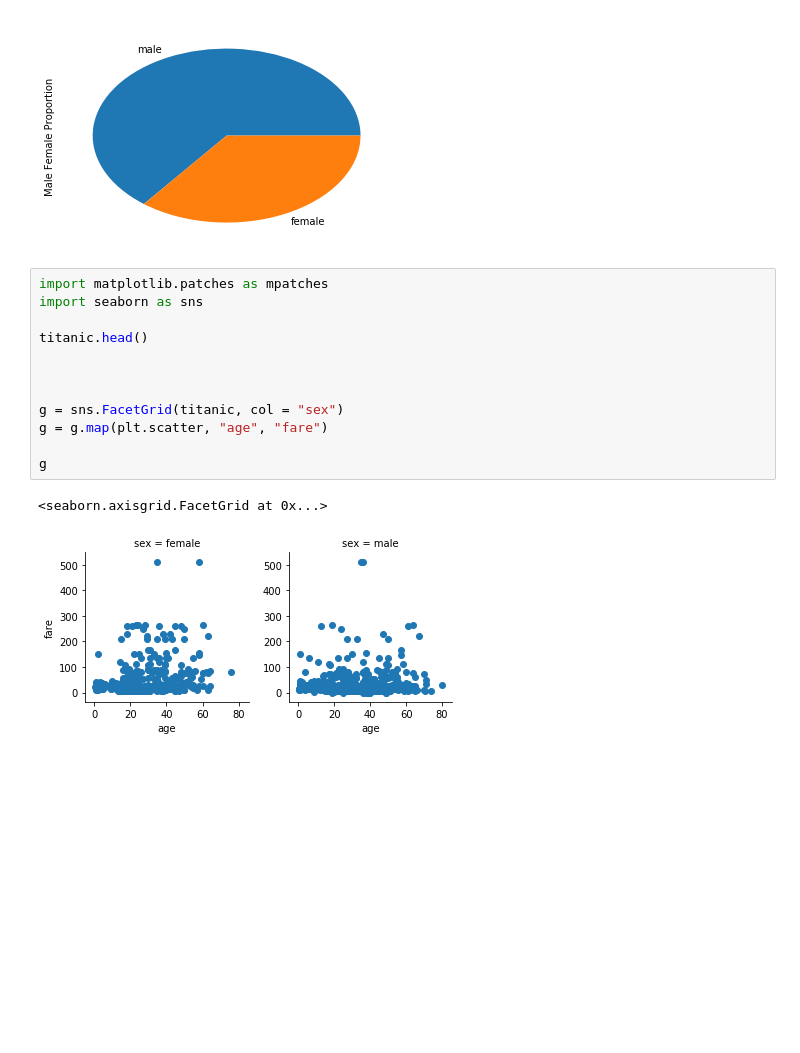
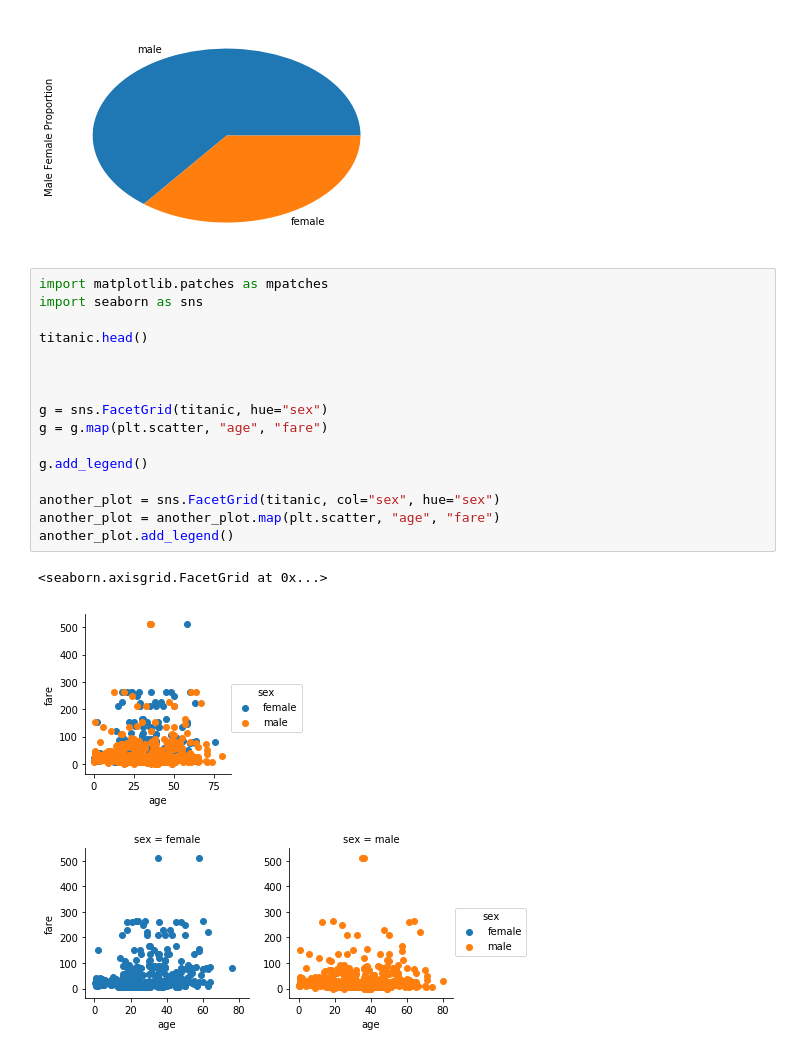
Before and after one commit to shivnath-tripathy/Assignments_DataAnalysis_3, a Jupyter notebook: Untitled12.ipynb, the cells around one changed output. Drawn from its saved outputs; the diff is of its cells as text; blank space fills up the shorter version.

```diff
--- a/Untitled12.ipynb
+++ b/Untitled12.ipynb
@@ -23,15 +23,20 @@ titanic.sex.value_counts(normalize=True).plot(kind='pie',label='Male Female Prop
 # %%
 import matplotlib.patches as mpatches
 import seaborn as sns
 
 titanic.head()
 
 
 
-g = sns.FacetGrid(titanic, col = "sex")
+g = sns.FacetGrid(titanic, hue="sex")
 g = g.map(plt.scatter, "age", "fare")
 
-g
+g.add_legend()
+
+another_plot = sns.FacetGrid(titanic, col="sex", hue="sex")
+another_plot = another_plot.map(plt.scatter, "age", "fare")
+another_plot.add_legend()
 # %% [output]
 <seaborn.axisgrid.FacetGrid at 0x...>
-[figure, old version]
+[figure, new version]
+[figure, added]
```
